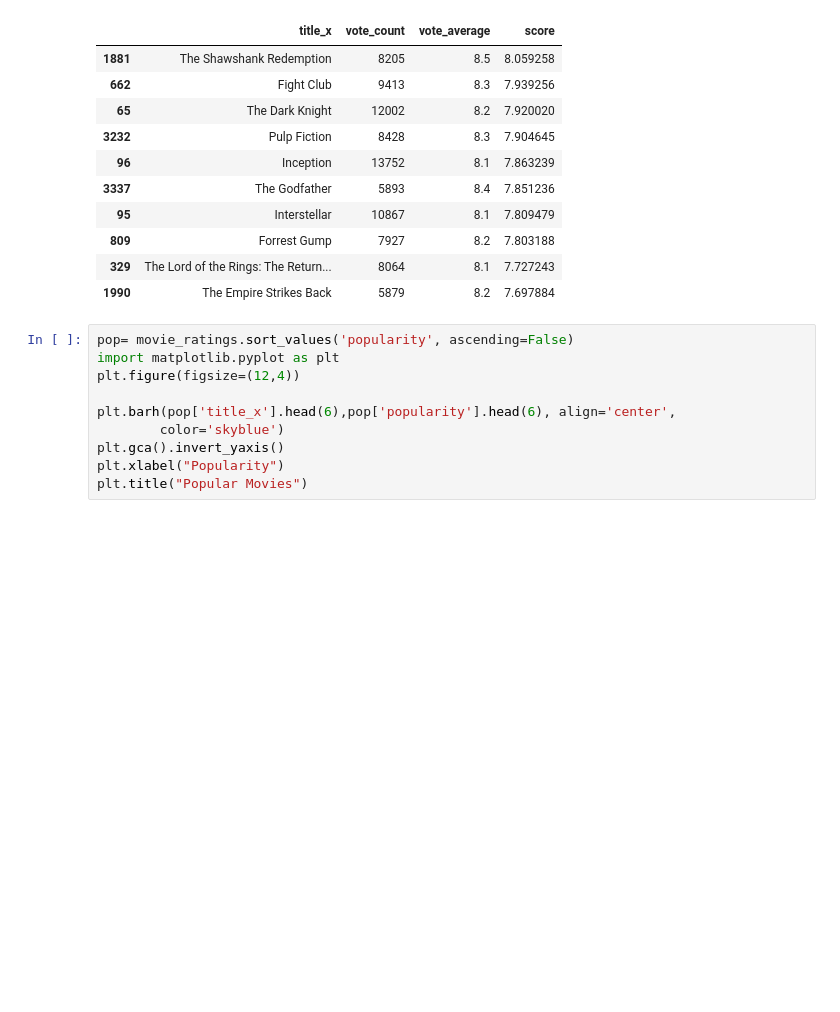
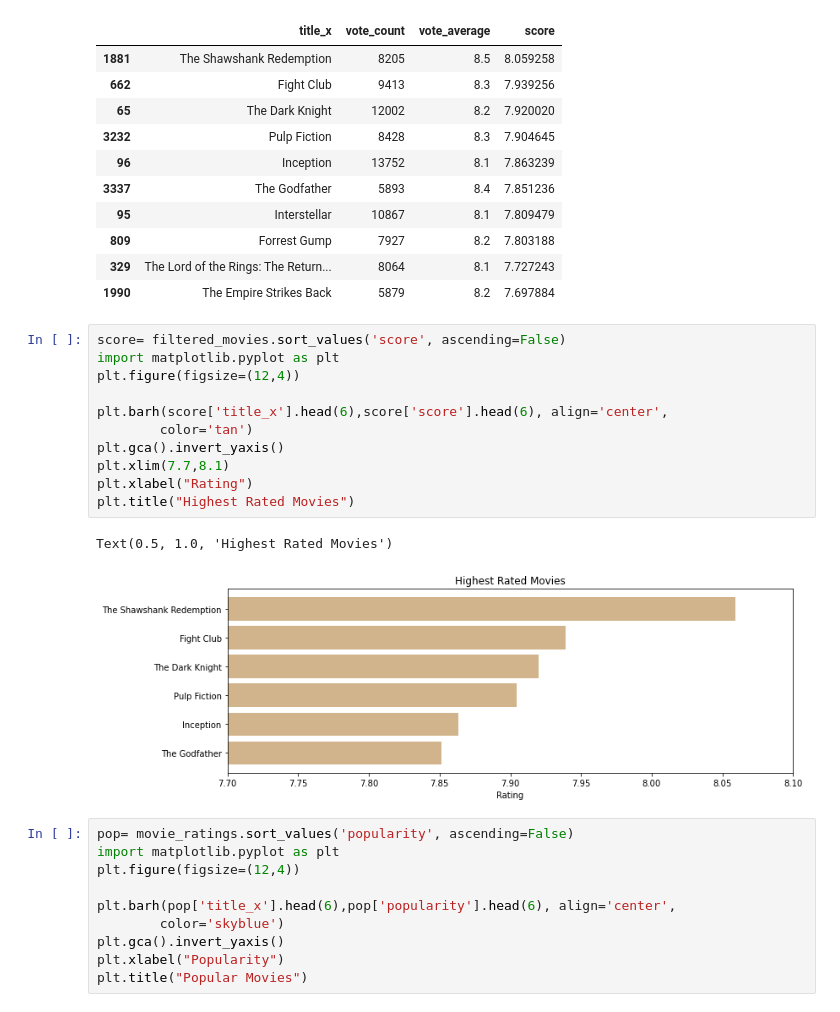
Before and after one commit to ethomps33/Final_Project, a Jupyter notebook: Resources/Movie Ratings.ipynb, the cells around one changed output. Saved outputs shown, nothing was run; the diff lists cells and outputs as text; blank space fills up the shorter version.

Commit message:
Added some charts for visualization

```diff
--- a/Resources/Movie Ratings.ipynb
+++ b/Resources/Movie Ratings.ipynb
@@ -125,6 +125,20 @@ filtered_movies[['title_x', 'vote_count', 'vote_average', 'score']].head(10)
 | 809 | Forrest Gump | 7927 | 8.2 | 7.803188 |
 | 329 | The Lord of the Rings: The Return... | 8064 | 8.1 | 7.727243 |
 | 1990 | The Empire Strikes Back | 5879 | 8.2 | 7.697884 |
+# %%
+score= filtered_movies.sort_values('score', ascending=False)
+import matplotlib.pyplot as plt
+plt.figure(figsize=(12,4))
+
+plt.barh(score['title_x'].head(6),score['score'].head(6), align='center',
+        color='tan')
+plt.gca().invert_yaxis()
+plt.xlim(7.7,8.1)
+plt.xlabel("Rating")
+plt.title("Highest Rated Movies")
+# %% [output]
+Text(0.5, 1.0, 'Highest Rated Movies')
+[figure, added]
 # %%
 pop= movie_ratings.sort_values('popularity', ascending=False)
 import matplotlib.pyplot as plt
```
